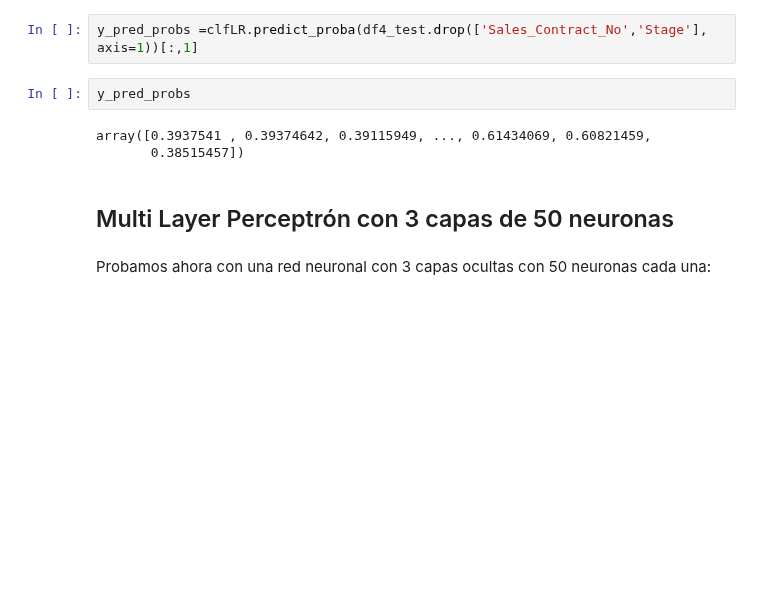
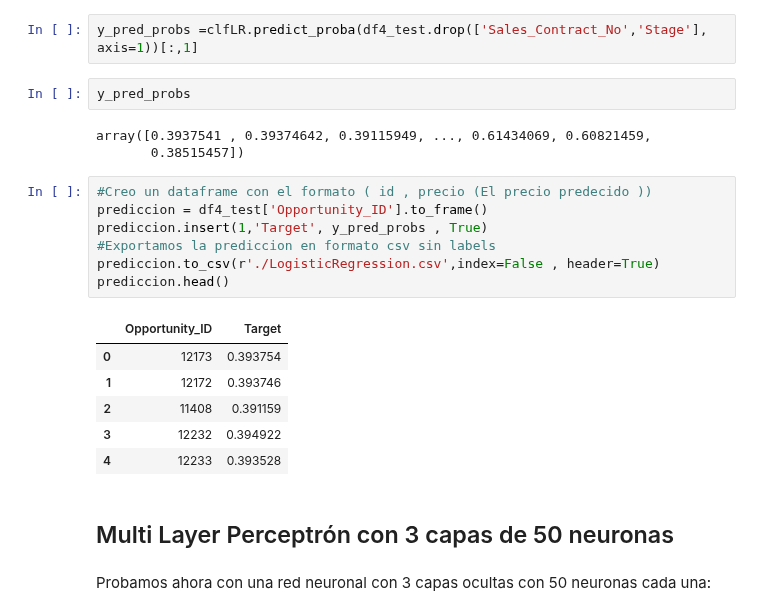
Before and after one commit to joacols/TP_orga_de_datos, a Jupyter notebook: Predicciones usando redes neuronales.ipynb, the cells around one changed output. Cells and saved outputs as stored; diff of their text form; blank space fills up the shorter version.

Commit message:
Predicciones hechas con Logistic Regression y MPL
Modelos de redes neuronales y generación de archivos CSV con las predicciones

```diff
--- a/Predicciones usando redes neuronales.ipynb
+++ b/Predicciones usando redes neuronales.ipynb
@@ -365,6 +365,20 @@ y_pred_probs
 # %% [output]
 array([0.3937541 , 0.39374642, 0.39115949, ..., 0.61434069, 0.60821459,
        0.38515457])
+# %%
+#Creo un dataframe con el formato ( id , precio (El precio predecido ))
+prediccion = df4_test['Opportunity_ID'].to_frame()
+prediccion.insert(1,'Target', y_pred_probs , True)
+#Exportamos la prediccion en formato csv sin labels
+prediccion.to_csv(r'./LogisticRegression.csv',index=False , header=True)
+prediccion.head()
+# %% [output]
+|  | Opportunity_ID | Target |
+| 0 | 12173 | 0.393754 |
+| 1 | 12172 | 0.393746 |
+| 2 | 11408 | 0.391159 |
+| 3 | 12232 | 0.394922 |
+| 4 | 12233 | 0.393528 |
 # %% [markdown]
 ## Multi Layer Perceptrón con 3 capas de 50 neuronas
 # %% [markdown]
```
Also changed, not shown: parts of 3 cells of this notebook.
